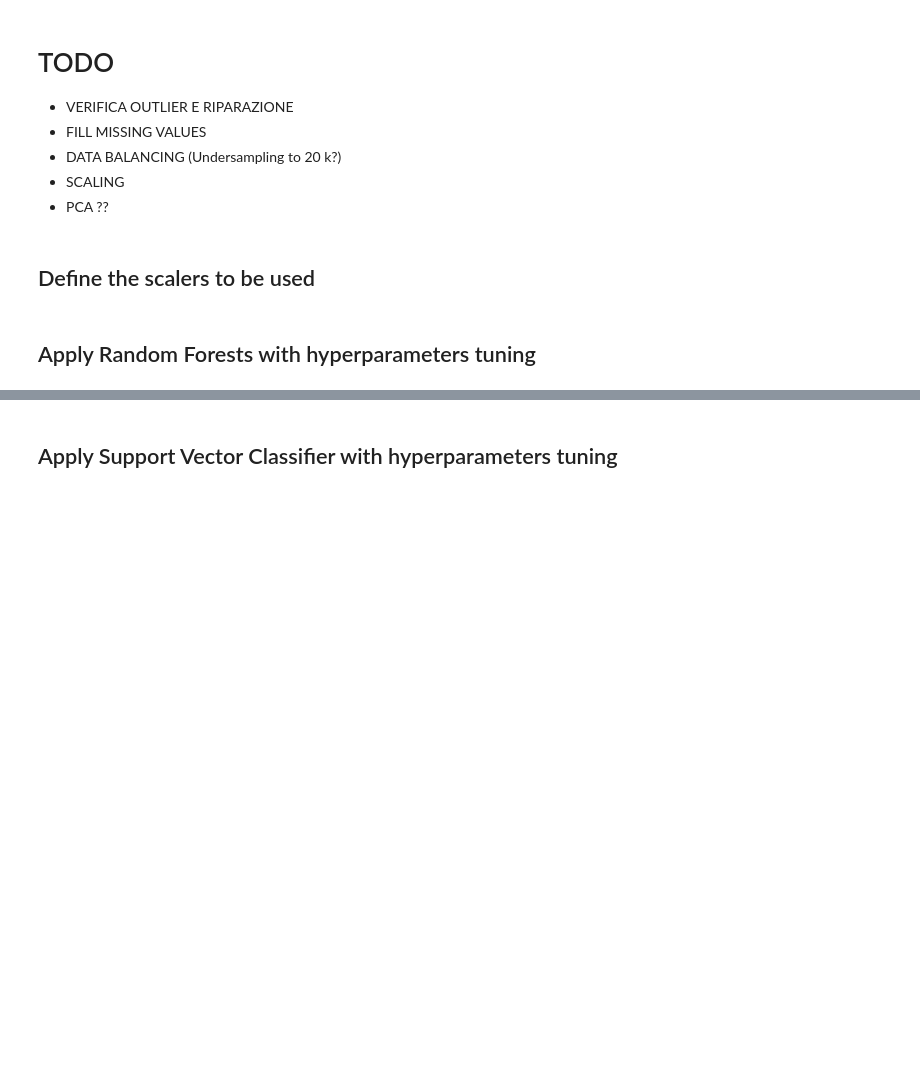
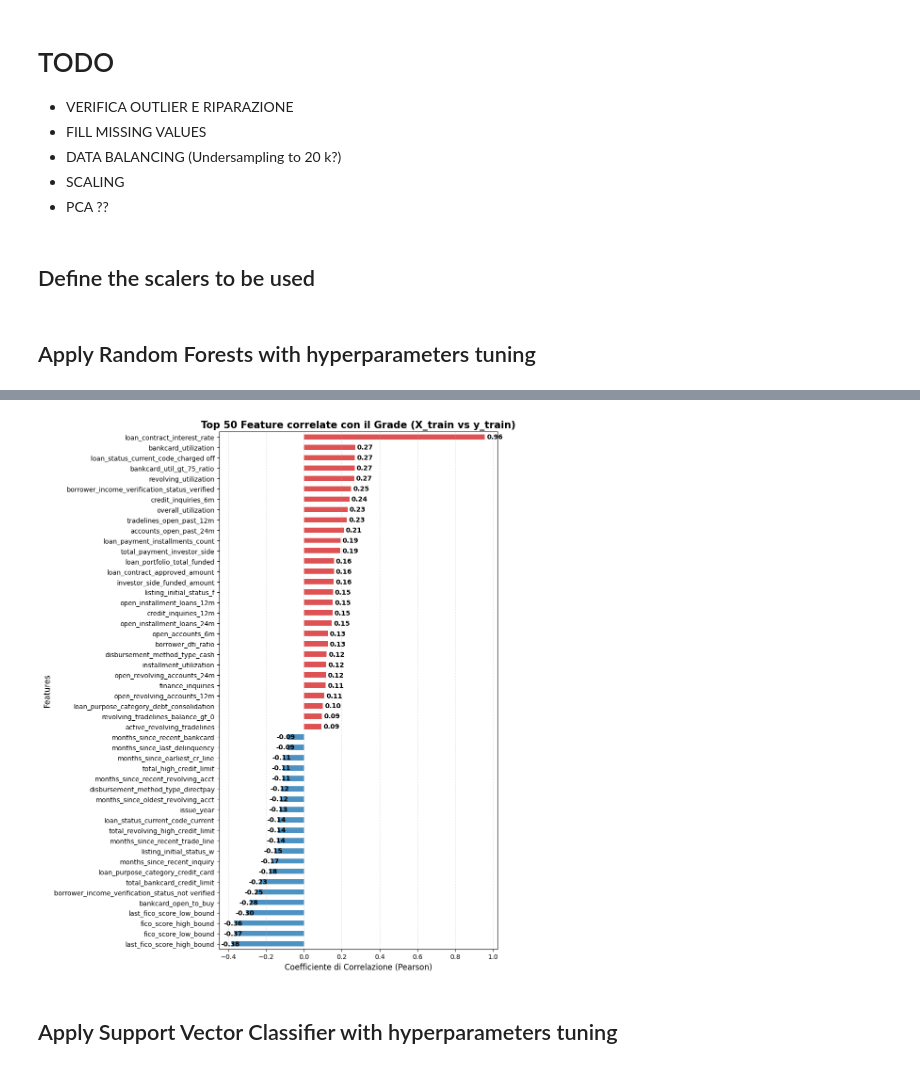
Before and after one commit to gabb-OS/loan-risk-rating-prediction, a Jupyter notebook: src/train.ipynb, the cells around one changed output, grey strips where cells are left out. Drawn from its saved outputs; the diff is of its cells as text; code cells hidden in the pictures; blank space fills up the shorter version.

```diff
--- a/src/train.ipynb
+++ b/src/train.ipynb
@@ -948,2 +1039,51 @@ for name, scaler in scalers.items():
+# %%
+def plot_top_correlations_split(X, y, n=50):
+    """
+    Calcola e visualizza la correlazione tra X_train e y_train.
+
+    Parameters:
+    X (pd.DataFrame): Il set delle feature (X_train).
+    y (pd.Series): Il target (y_train) contenente i gradi 'A', 'B', ecc.
+    """
+    # 1. Mappatura del Target in numerico
+    grade_map = {'A': 1, 'B': 2, 'C': 3, 'D': 4, 'E': 5, 'F': 6, 'G': 7}
+    y_numeric = y.map(grade_map)
+
+    # 2. Selezione delle sole feature numeriche da X
+    X_numeric = X.select_dtypes(include=[np.number])
+
+    # 3. Calcolo della correlazione di ogni feature con il target numerico
+    # corrwith restituisce una serie con la correlazione per ogni colonna
+    correlations = X_numeric.corrwith(y_numeric).dropna()
+
+    # 4. Selezione delle top N feature (per valore assoluto)
+    top_n_idx = correlations.abs().sort_values(ascending=False).head(n).index
+    top_features = correlations.loc[top_n_idx].sort_values(ascending=True)
+
+    # 5. Plotting
+    plt.figure(figsize=(10, 12))
+
+    # Colore rosso per corr. positiva, blu per negativa
+    colors = ['#d62728' if x > 0 else '#1f77b4' for x in top_features]
+
+    ax = top_features.plot(kind='barh', color=colors, alpha=0.8)
+
+    # Aggiunta dei valori numerici accanto alle barre
+    for i, v in enumerate(top_features):
+        ax.text(v + (0.01 if v > 0 else -0.06), i, f'{v:.2f}',
+                va='center', fontsize=10, fontweight='bold')
+
+    plt.title(f'Top {n} Feature correlate con il Grade (X_train vs y_train)', fontsize=15, fontweight='bold')
+    plt.xlabel('Coefficiente di Correlazione (Pearson)', fontsize=12)
+    plt.ylabel('Features', fontsize=12)
+    plt.grid(axis='x', linestyle='--', alpha=0.4)
+
+    plt.tight_layout()
+    plt.show()
+
+# Esempio di chiamata:
+plot_top_correlations_split(X_train, y)
+# %% [output]
+[figure, added]
 # %% [markdown]
 ## Apply Support Vector Classifier with hyperparameters tuning
```
Also changed, not shown: parts of 26 cells of this notebook.
